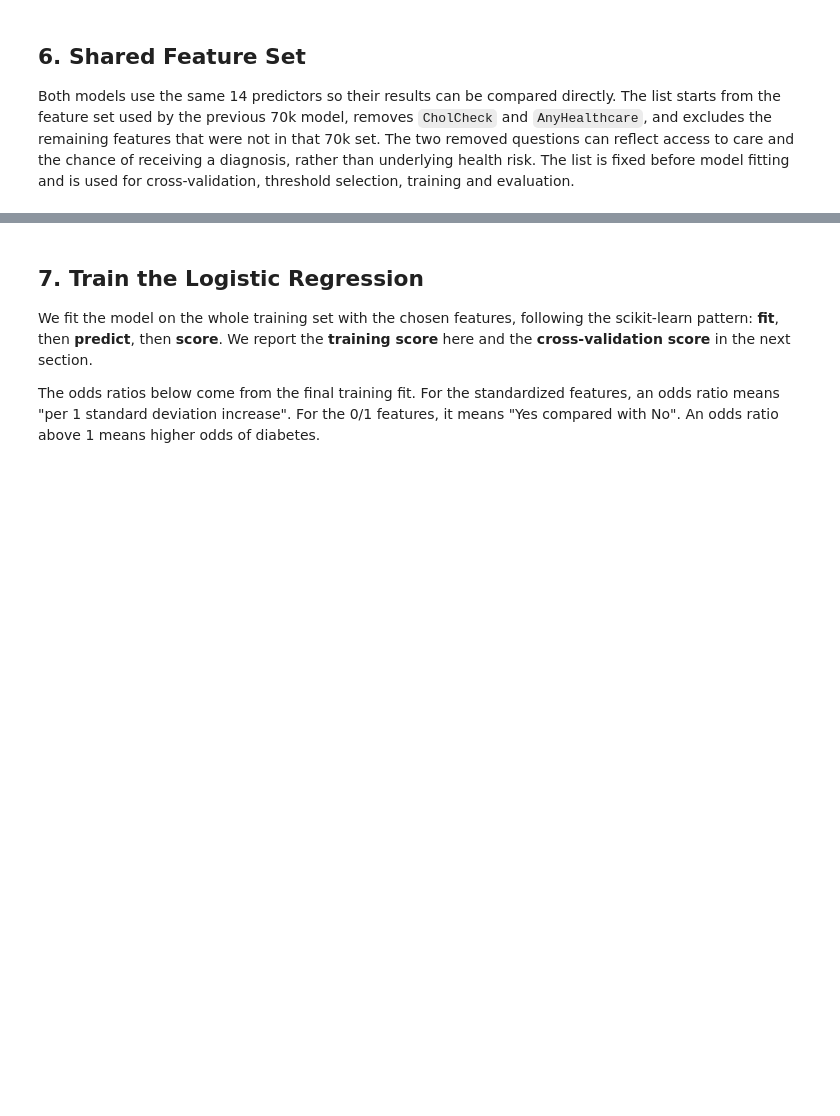
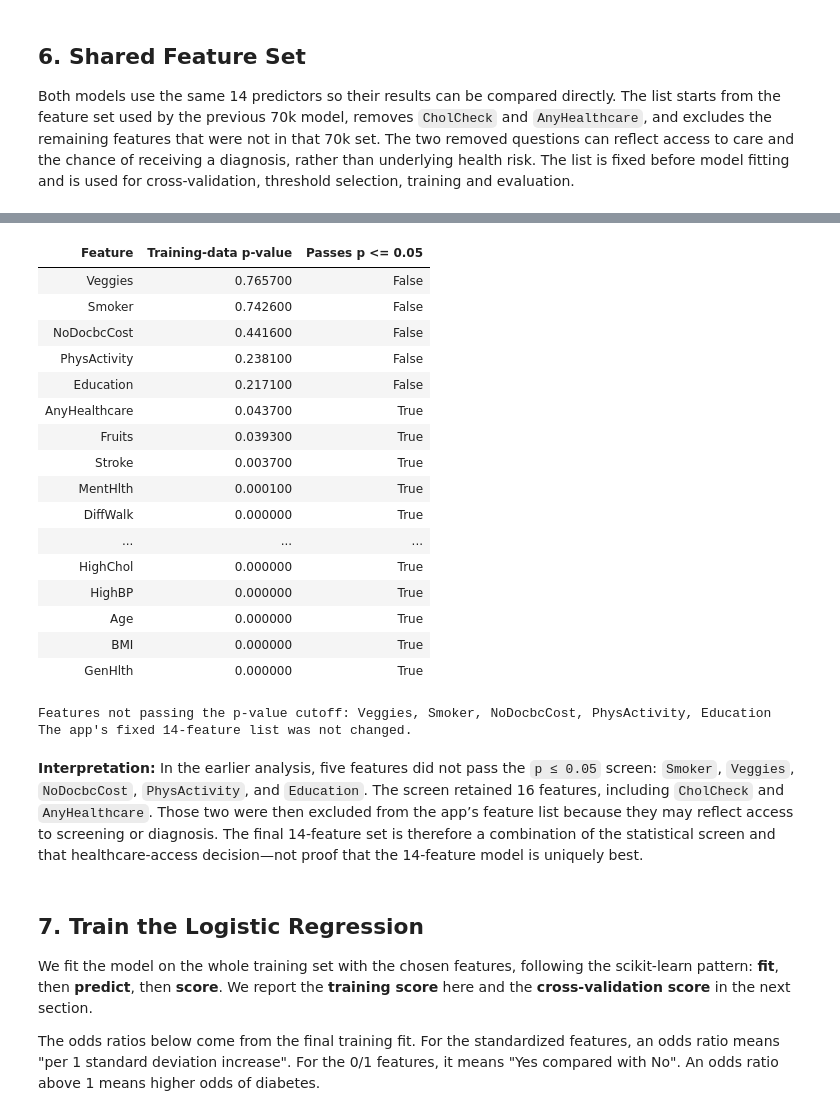
Before and after one commit to pranscourl/dsf-final-project-setc, a Jupyter notebook: notebooks/05_modeling_cmb(original70K)/02_train.ipynb, the cells around one changed output, grey strips where cells are left out. Cells and saved outputs as stored; diff of their text form; code cells hidden in the pictures; blank space fills up the shorter version.

```diff
--- a/notebooks/05_modeling_cmb(original70K)/02_train.ipynb
+++ b/notebooks/05_modeling_cmb(original70K)/02_train.ipynb
@@ -196,3 +222,61 @@ print("Features:", ", ".join(FEATURES))
+# %%
+# Calculate feature p-values using only the training data and all 21 candidate features.
+# This does not change FEATURES or use the held-out test set.
+X_pvalue = X_train[all_features].astype(float).copy()
+
+# Standardize the non-binary inputs, matching the model's training preprocessing.
+scale_columns = [column for column in NON_BINARY if column in X_pvalue.columns]
+scaler_pvalue = StandardScaler()
+X_pvalue.loc[:, scale_columns] = scaler_pvalue.fit_transform(
+    X_pvalue[scale_columns]
+)
+
+# Fit logistic regression and get each feature's p-value, excluding the intercept.
+pvalue_fit = sm.Logit(
+    y_train.astype(float),
+    sm.add_constant(X_pvalue, has_constant="add")
+).fit(disp=False, maxiter=200)
+
+pvalues = pvalue_fit.pvalues.drop("const", errors="ignore")
+
+# Display all 21 features and whether each passes the historical p <= 0.05 rule.
+pvalue_table = pd.DataFrame({
+    "Feature": pvalues.index,
+    "Training-data p-value": pvalues.values,
+    "Passes p <= 0.05": pvalues.values <= 0.05,
+}).sort_values("Training-data p-value", ascending=False)
+
+display(pvalue_table.round(4).style.hide(axis="index"))
+
+# List the features that do not pass the cutoff.
+removed_by_pvalue = pvalue_table.loc[
+    ~pvalue_table["Passes p <= 0.05"], "Feature"
+].tolist()
+
+print("Features not passing the p-value cutoff:", ", ".join(removed_by_pvalue))
+print("The app's fixed 14-feature list was not changed.")
+# %% [output]
+| Feature | Training-data p-value | Passes p <= 0.05 |
+| Veggies | 0.765700 | False |
+| Smoker | 0.742600 | False |
+| NoDocbcCost | 0.441600 | False |
+| PhysActivity | 0.238100 | False |
+| Education | 0.217100 | False |
+| AnyHealthcare | 0.043700 | True |
+| Fruits | 0.039300 | True |
+| Stroke | 0.003700 | True |
+| MentHlth | 0.000100 | True |
+| DiffWalk | 0.000000 | True |
+| ... | ... | ... |
+| HighChol | 0.000000 | True |
+| HighBP | 0.000000 | True |
+| Age | 0.000000 | True |
+| BMI | 0.000000 | True |
+| GenHlth | 0.000000 | True |
+Features not passing the p-value cutoff: Veggies, Smoker, NoDocbcCost, PhysActivity, Education
+The app's fixed 14-feature list was not changed.
+# %% [markdown]
+**Interpretation:** In the earlier analysis, five features did not pass the `p ≤ 0.05` screen: `Smoker`, `Veggies`, `NoDocbcCost`, `PhysActivity`, and `Education`. The screen retained 16 features, including `CholCheck` and `AnyHealthcare`. Those two were then excluded from the app’s feature list because they may reflect access to screening or diagnosis. The final 14-feature set is therefore a combination of the statistical screen and that healthcare-access decision—not proof that the 14-feature model is uniquely best.
 # %% [markdown]
 ## 7. Train the Logistic Regression
 
```
Also changed, not shown: parts of 20 cells of this notebook, 8 other files.
